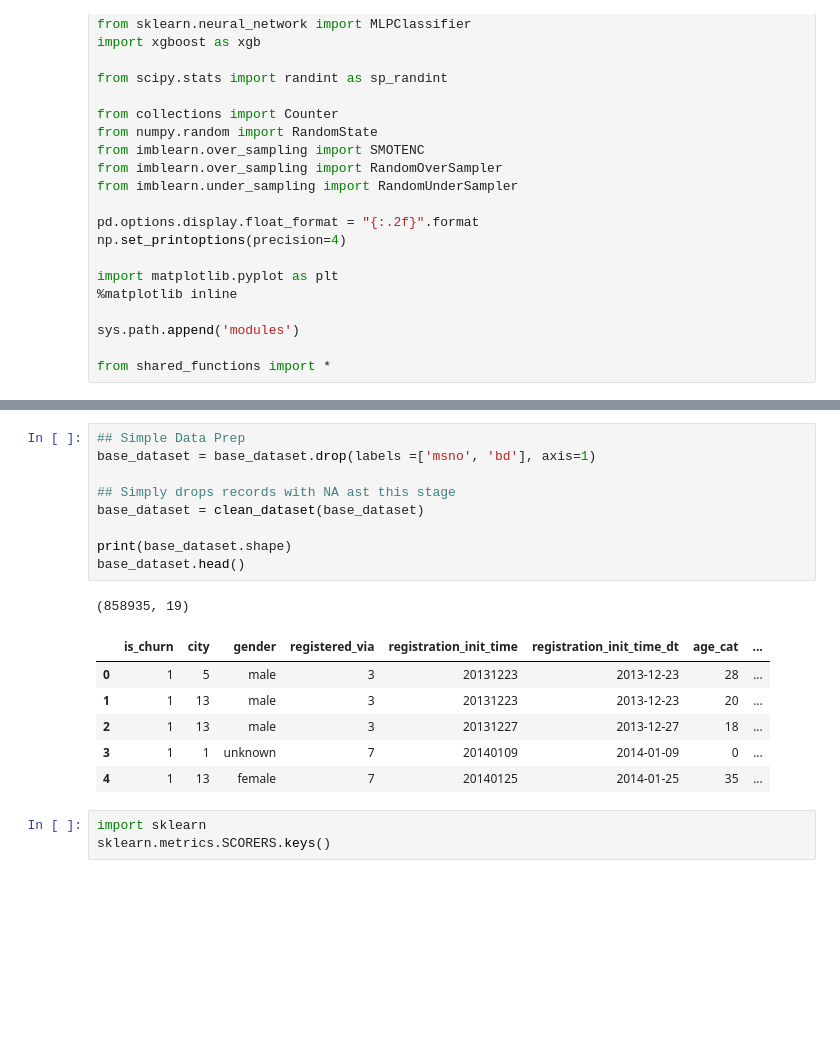
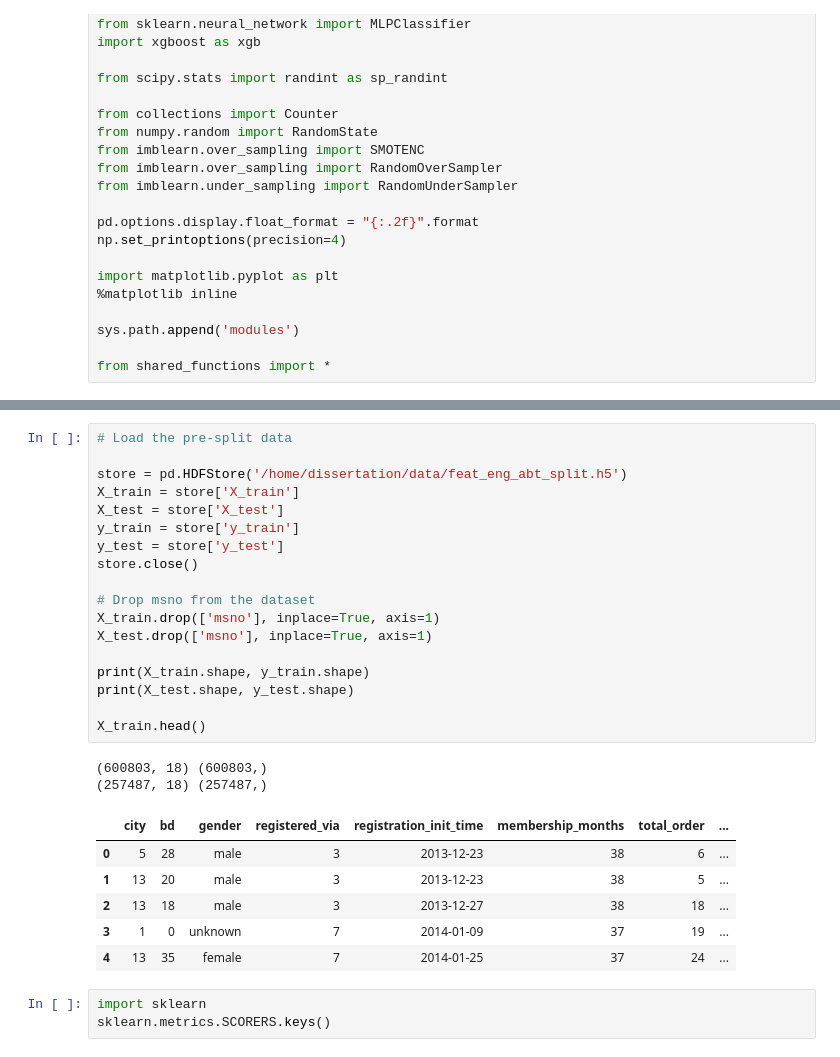
Before and after one commit to d18124313/dissertation, a Jupyter notebook: Approach 2 - WSDM Churn Manual Model RandomizedSearch.ipynb, the cells around one changed output, grey strips where cells are left out. Drawn from its saved outputs; the diff is of its cells as text; blank space fills up the shorter version.

```diff
--- a/Approach 2 - WSDM Churn Manual Model RandomizedSearch.ipynb
+++ b/Approach 2 - WSDM Churn Manual Model RandomizedSearch.ipynb
@@ -57,20 +42,30 @@ base_dataset.head()
-# %%
-## Simple Data Prep
-base_dataset = base_dataset.drop(labels =['msno', 'bd'], axis=1)
-
-## Simply drops records with NA ast this stage
-base_dataset = clean_dataset(base_dataset)
-
-print(base_dataset.shape)
-base_dataset.head()
-# %% [output]
-(858935, 19)
-|  | is_churn | city | gender | registered_via | registration_init_time | registration_init_time_dt | age_cat | ... |
-| 0 | 1 | 5 | male | 3 | 20131223 | 2013-12-23 | 28 | ... |
-| 1 | 1 | 13 | male | 3 | 20131223 | 2013-12-23 | 20 | ... |
-| 2 | 1 | 13 | male | 3 | 20131227 | 2013-12-27 | 18 | ... |
-| 3 | 1 | 1 | unknown | 7 | 20140109 | 2014-01-09 | 0 | ... |
-| 4 | 1 | 13 | female | 7 | 20140125 | 2014-01-25 | 35 | ... |
+# %%
+# Load the pre-split data
+
+store = pd.HDFStore('/home/dissertation/data/feat_eng_abt_split.h5')
+X_train = store['X_train']
+X_test = store['X_test']
+y_train = store['y_train']
+y_test = store['y_test']
+store.close()
+
+# Drop msno from the dataset
+X_train.drop(['msno'], inplace=True, axis=1)
+X_test.drop(['msno'], inplace=True, axis=1)
+
+print(X_train.shape, y_train.shape)
+print(X_test.shape, y_test.shape)
+
+X_train.head()
+# %% [output]
+(600803, 18) (600803,)
+(257487, 18) (257487,)
+|  | city | bd | gender | registered_via | registration_init_time | membership_months | total_order | ... |
+| 0 | 5 | 28 | male | 3 | 2013-12-23 | 38 | 6 | ... |
+| 1 | 13 | 20 | male | 3 | 2013-12-23 | 38 | 5 | ... |
+| 2 | 13 | 18 | male | 3 | 2013-12-27 | 38 | 18 | ... |
+| 3 | 1 | 0 | unknown | 7 | 2014-01-09 | 37 | 19 | ... |
+| 4 | 13 | 35 | female | 7 | 2014-01-25 | 37 | 24 | ... |
 # %%
 import sklearn
 sklearn.metrics.SCORERS.keys()
```
Also changed, not shown: parts of 11 cells of this notebook, 2 other files.
